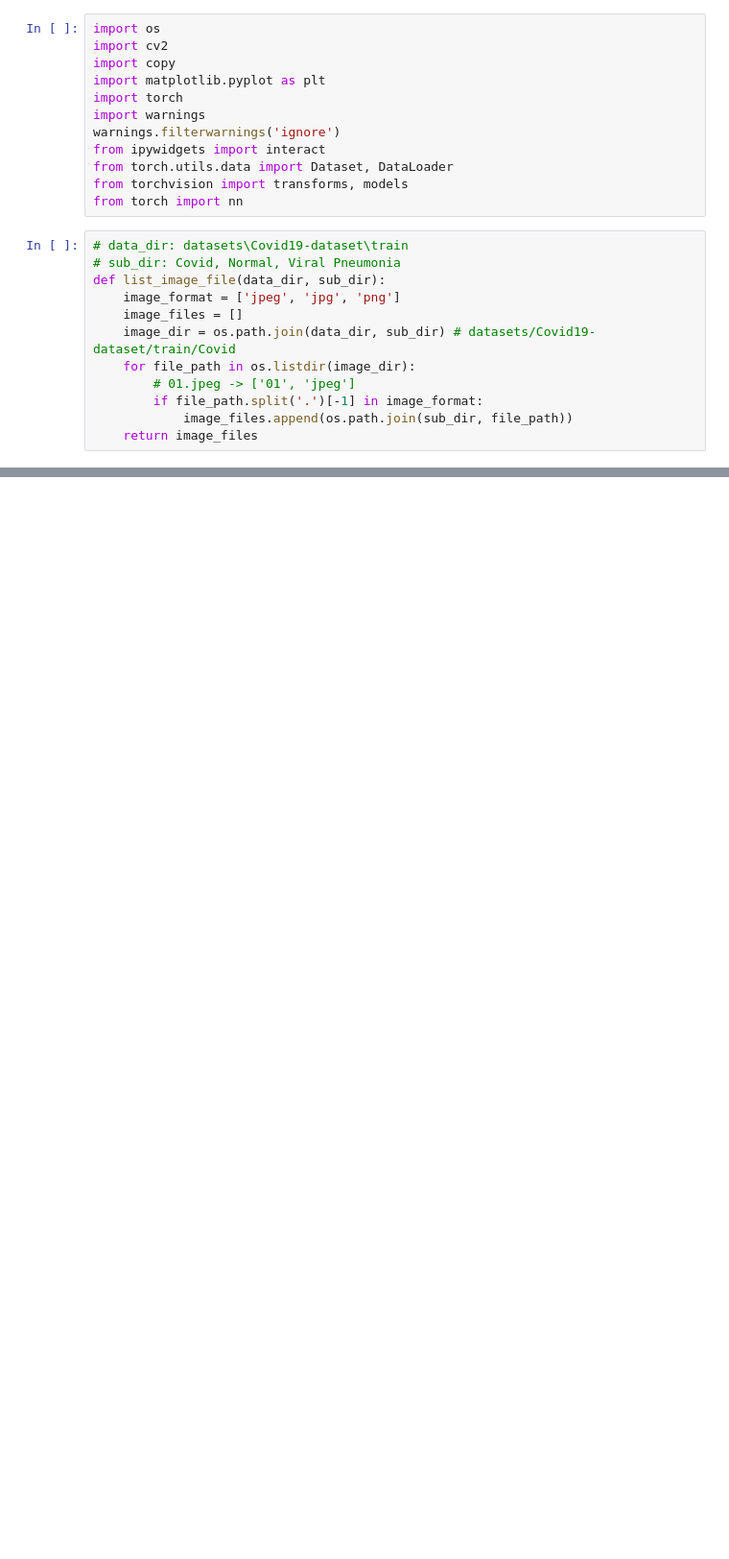
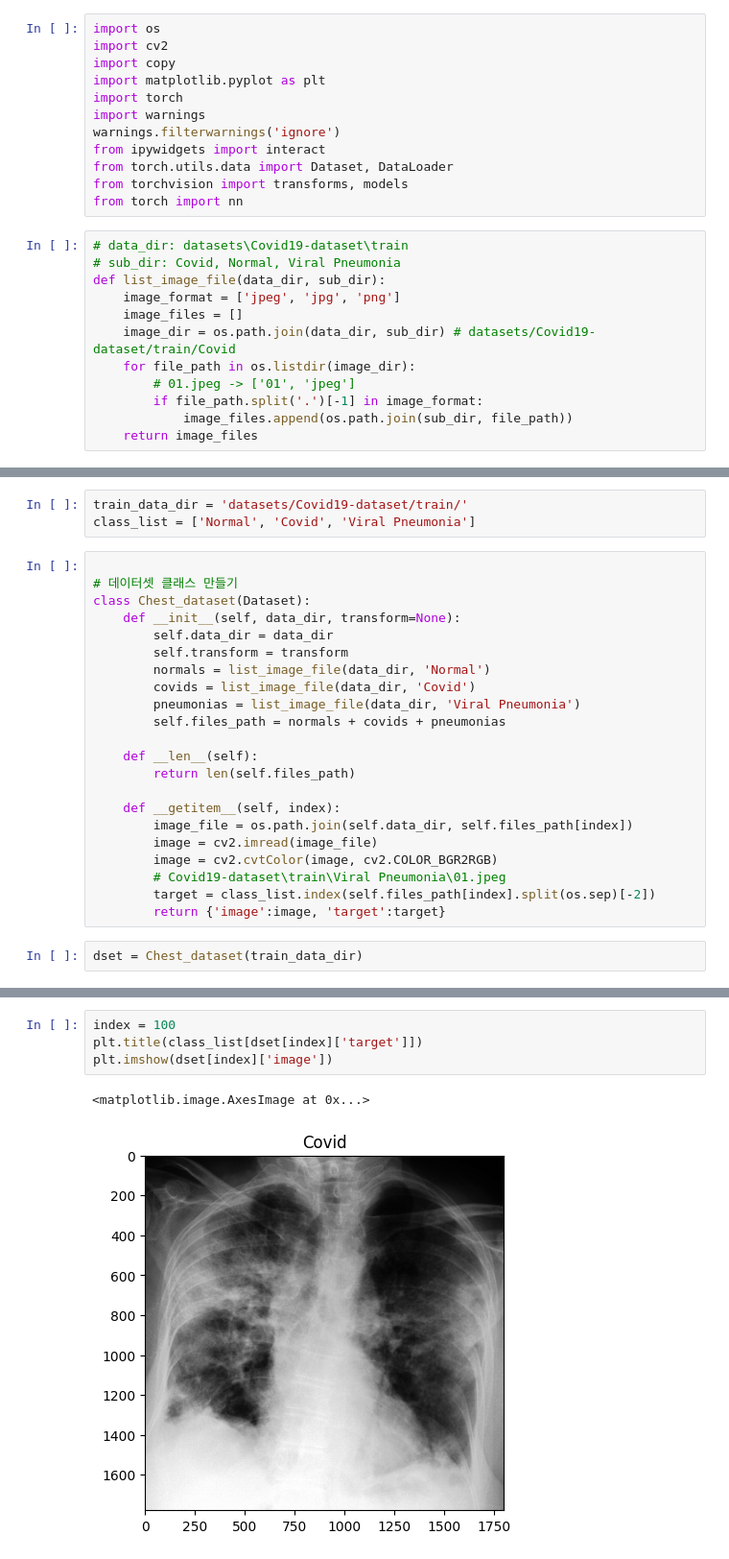
Before and after one commit to Lee-seoho/study_AI_2, a Jupyter notebook: 3. 컴퓨터 비전/openCV/project/Classification.ipynb, the cells around one changed output, grey strips where cells are left out. Shown at 96% size. Drawn from its saved outputs; the diff is of its cells as text; blank space fills up the shorter version.

```diff
--- a/3. 컴퓨터 비전/openCV/project/Classification.ipynb
+++ b/3. 컴퓨터 비전/openCV/project/Classification.ipynb
@@ -152,0 +148,27 @@ len(normals_list)
+# %%
+train_data_dir = 'datasets/Covid19-dataset/train/'
+class_list = ['Normal', 'Covid', 'Viral Pneumonia']
+# %%
+
+# 데이터셋 클래스 만들기
+class Chest_dataset(Dataset):
+    def __init__(self, data_dir, transform=None):
+        self.data_dir = data_dir
+        self.transform = transform
+        normals = list_image_file(data_dir, 'Normal')
+        covids = list_image_file(data_dir, 'Covid')
+        pneumonias = list_image_file(data_dir, 'Viral Pneumonia')
+        self.files_path = normals + covids + pneumonias
+
+    def __len__(self):
+        return len(self.files_path)
+
+    def __getitem__(self, index):
+        image_file = os.path.join(self.data_dir, self.files_path[index])
+        image = cv2.imread(image_file)
+        image = cv2.cvtColor(image, cv2.COLOR_BGR2RGB)
+        # Covid19-dataset\train\Viral Pneumonia\01.jpeg
+        target = class_list.index(self.files_path[index].split(os.sep)[-2])
+        return {'image':image, 'target':target}
+# %%
+dset = Chest_dataset(train_data_dir)
@@ -152,0 +199,7 @@ len(normals_list)
+# %%
+index = 100
+plt.title(class_list[dset[index]['target']])
+plt.imshow(dset[index]['image'])
+# %% [output]
+<matplotlib.image.AxesImage at 0x...>
+[figure, added]
```
Also changed, not shown: parts of 37 cells of this notebook, 8 other files.
